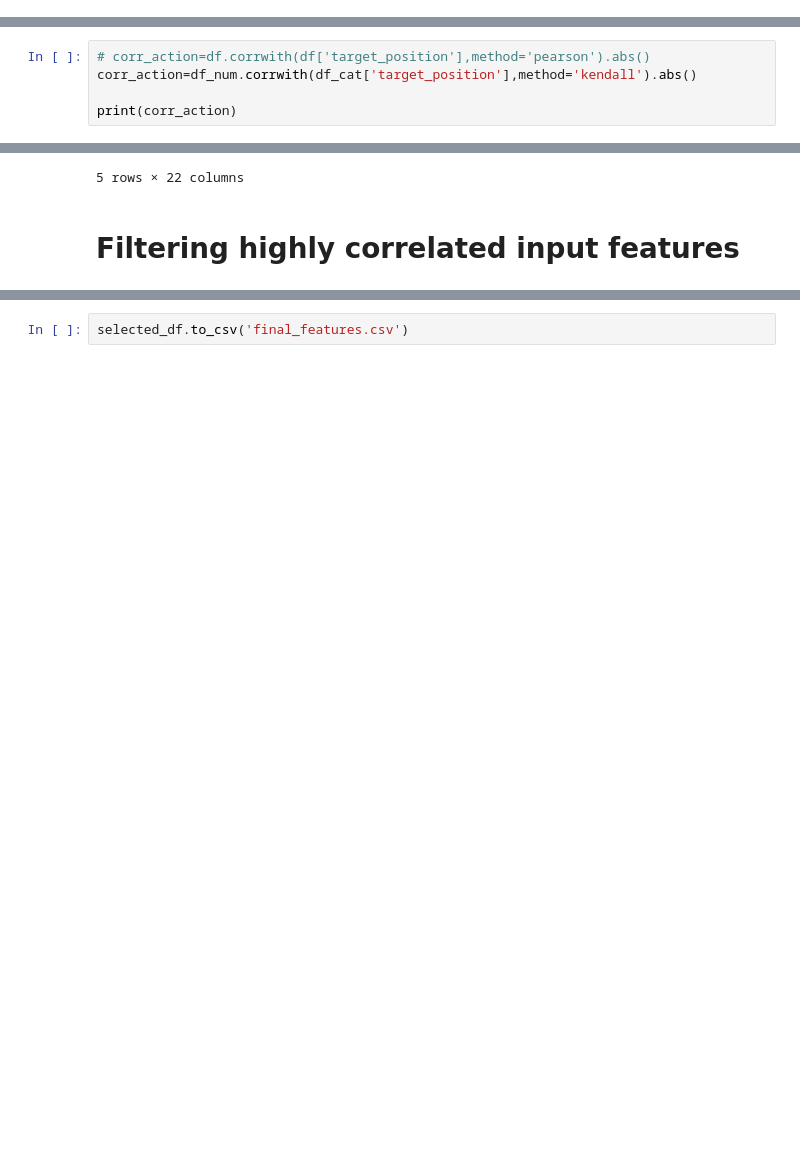
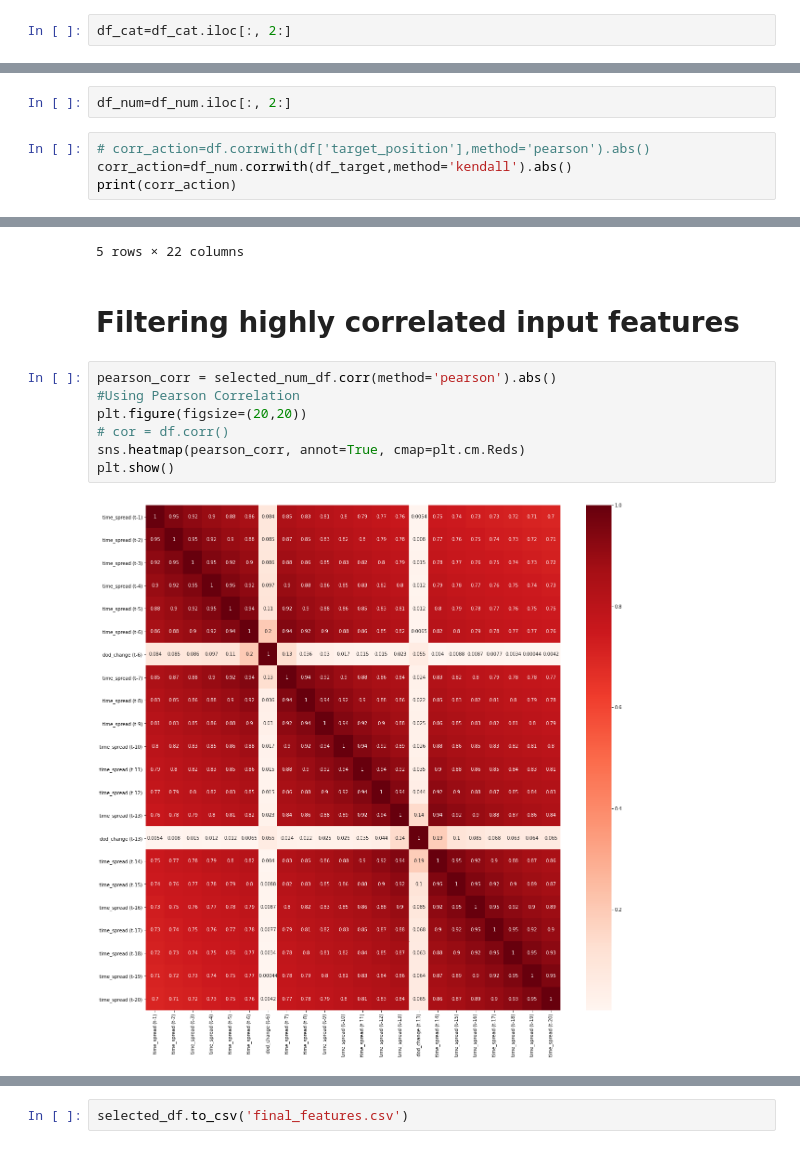
Before and after one commit to abu-rayyan/oil_futures, a Jupyter notebook: src/features_selection_classification.ipynb, the cells around one changed output, grey strips where cells are left out. Cells and saved outputs as stored; diff of their text form; blank space fills up the shorter version.

```diff
--- a/src/features_selection_classification.ipynb
+++ b/src/features_selection_classification.ipynb
@@ -51,3 +51,5 @@ df_cat.head()
 | 3 | 3 | 23 | 2017 | 2 | 23 | 3 | 0 | 1 | ... |
 | 4 | 4 | 24 | 2017 | 2 | 24 | 4 | 1 | 0 | ... |
 5 rows × 27 columns
+# %%
+df_cat=df_cat.iloc[:, 2:]
@@ -145,9 +154,10 @@ df_num.head()
 | 3 | 3 | 23 | 0.706301 | 0.500474 | 0.464516 | 0.822816 | 0.586486 | ... |
 | 4 | 4 | 24 | 0.709350 | 0.509953 | 0.454839 | 0.813107 | 0.581081 | ... |
 5 rows × 182 columns
+# %%
+df_num=df_num.iloc[:, 2:]
 # %%
 # corr_action=df.corrwith(df['target_position'],method='pearson').abs()
-corr_action=df_num.corrwith(df_cat['target_position'],method='kendall').abs()
-
+corr_action=df_num.corrwith(df_target,method='kendall').abs()
 print(corr_action)
 # %% [output]
@@ -215,6 +225,15 @@ selected_num_df.head()
 5 rows × 22 columns
 # %% [markdown]
 # Filtering highly correlated input features
+# %%
+pearson_corr = selected_num_df.corr(method='pearson').abs()
+#Using Pearson Correlation
+plt.figure(figsize=(20,20))
+# cor = df.corr()
+sns.heatmap(pearson_corr, annot=True, cmap=plt.cm.Reds)
+plt.show()
+# %% [output]
+[figure, added]
 # %%
 columns = np.full((pearson_corr.shape[0],), True, dtype=bool)
 for i in range(pearson_corr.shape[0]):
```
Also changed, not shown: parts of 41 cells of this notebook.
